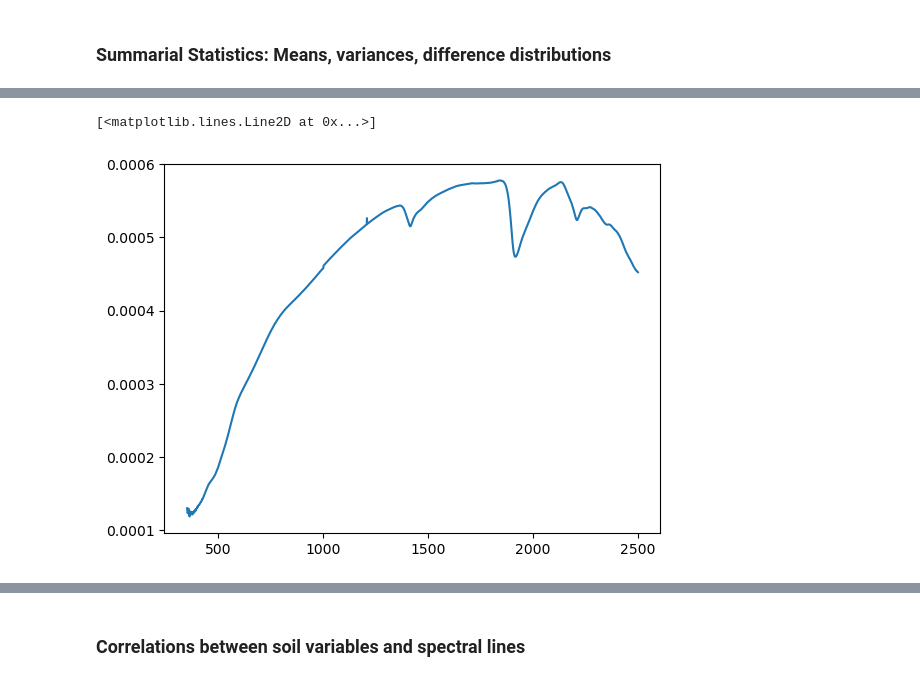
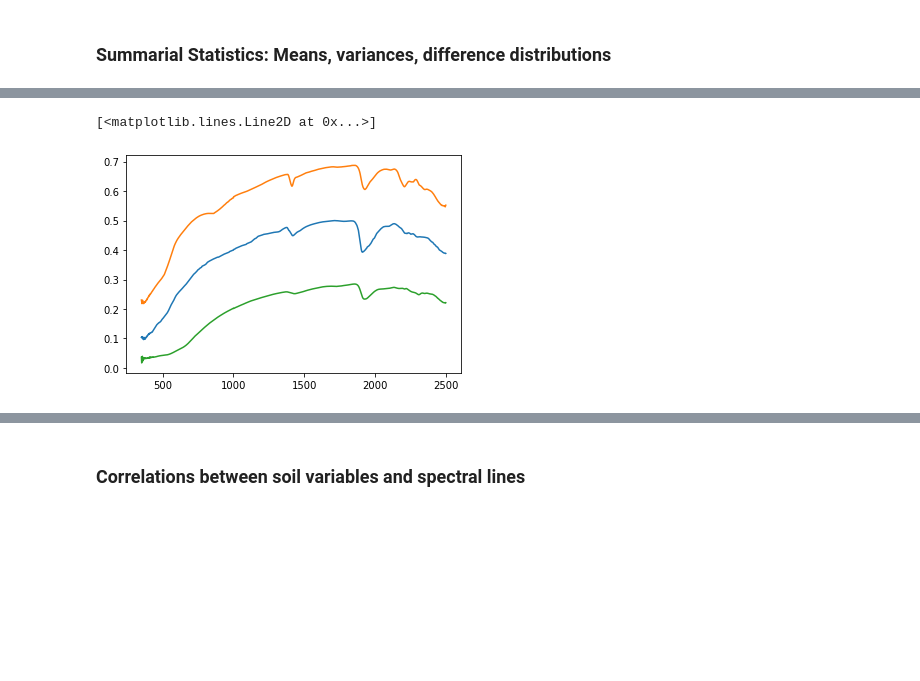
Before and after one commit to jmortan/RaCA-SOC-a-spectrum-analysis, a Jupyter notebook: RaCA-SOC-a/run-RaCA-SOC-a.ipynb, the cells around one changed output, grey strips where cells are left out. Cells and saved outputs as stored; diff of their text form; code cells hidden in the pictures; blank space fills up the shorter version.

```diff
--- a/RaCA-SOC-a/run-RaCA-SOC-a.ipynb
+++ b/RaCA-SOC-a/run-RaCA-SOC-a.ipynb
@@ -6,5 +15,5 @@ from matplotlib import pyplot as plt
 # %%
-data = np.loadtxt("../data/RaCA-spectra-raw.txt",
+data = np.loadtxt("../data/RaCA-spectra-first100.csv",
                  delimiter=",", dtype=str)
 # %%
 data[0,2152:]
@@ -18,6 +27,5 @@ sample_socsd = data[1:,2163].astype('float32')
 # %%
 I = data[1:,1:2152].astype('float32')
 plt.hist(np.log(np.sum(I,axis=1)),bins='auto');
-I = (I.T/np.sum(I,axis=1)).T
 XF = np.array([x for x in range(350,2501)]);
 # %% [output]
@@ -39,5 +46,7 @@ plt.hist(sample_soc,bins='auto');
 # %%
-plt.plot(XF,np.mean(I.T,axis=1))
+plt.plot(XF,np.median(I.T,axis=1))
+plt.plot(XF,np.max(I.T,axis=1))
+plt.plot(XF,np.min(I.T,axis=1))
 # %% [output]
 [<matplotlib.lines.Line2D at 0x...>]
-[figure, old version]
+[figure, new version]
```
Also changed, not shown: parts of 31 cells of this notebook, 2 other files.
